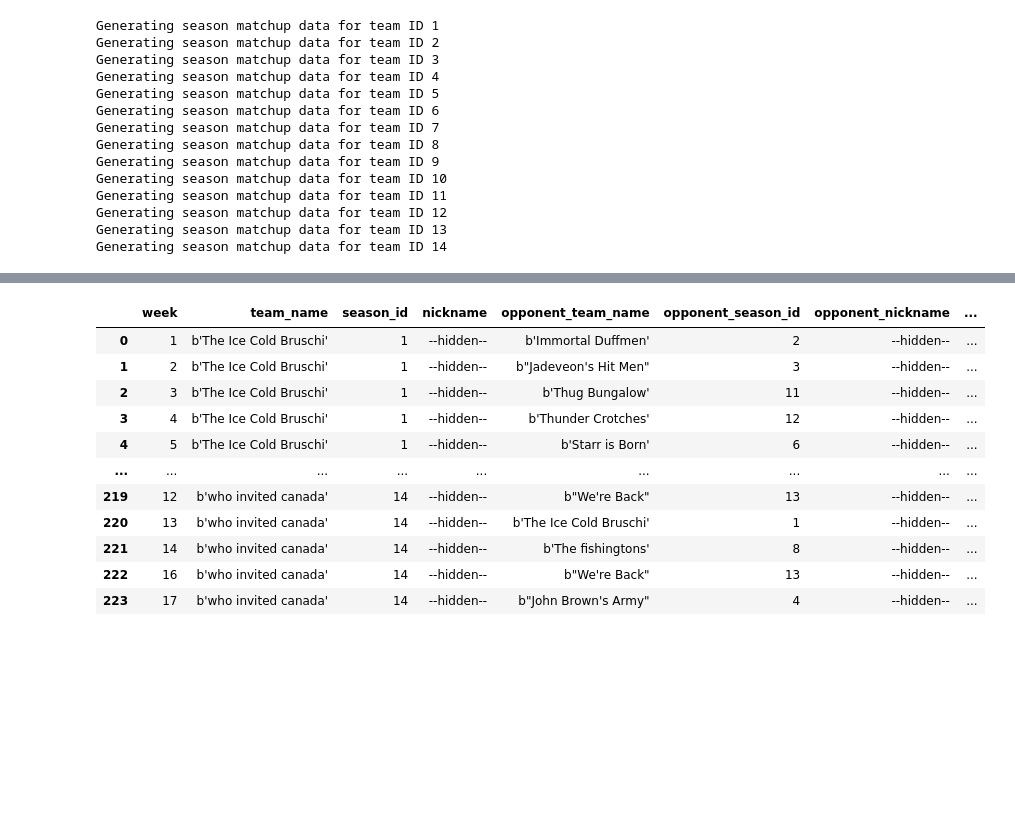
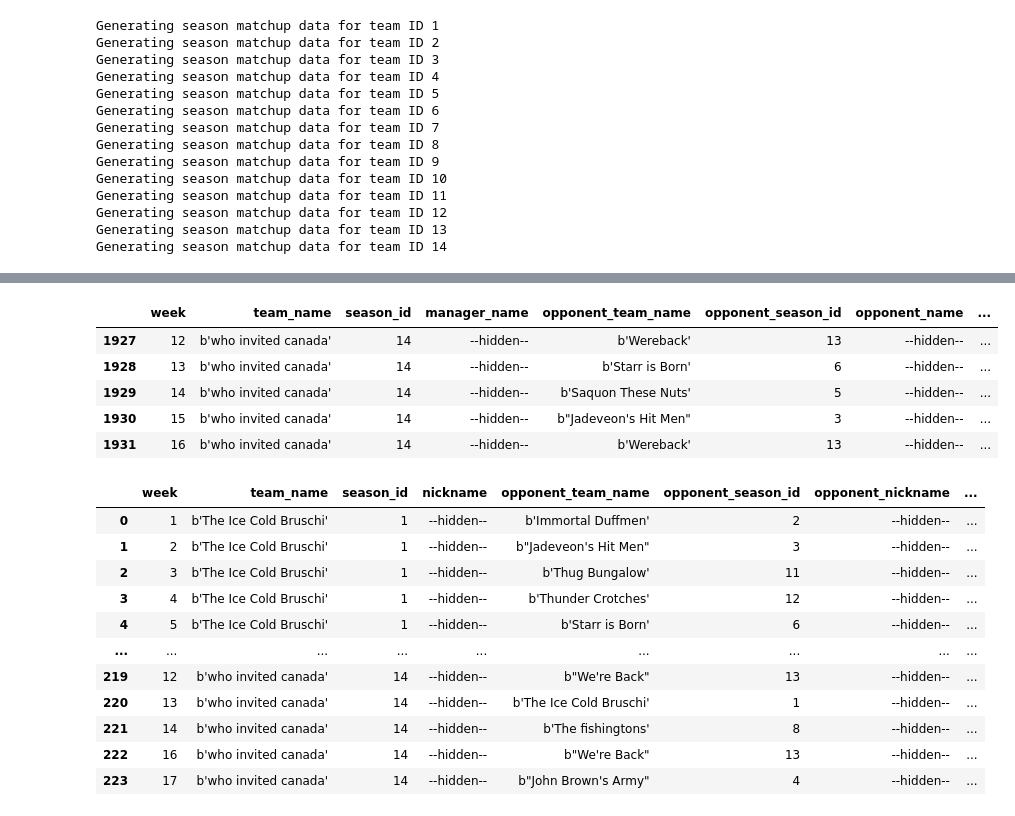
Before and after one commit to mikeminik/yahoo-ssff, a Jupyter notebook: code/matchups/matchups_data_generation.ipynb, the cells around one changed output, grey strips where cells are left out. Saved outputs shown, nothing was run; the diff lists cells and outputs as text; code cells hidden in the pictures; blank space fills up the shorter version.

```diff
--- a/code/matchups/matchups_data_generation.ipynb
+++ b/code/matchups/matchups_data_generation.ipynb
@@ -82,3 +136,12 @@ to_date_seasons_df = pd.concat(to_date_dfs,ignore_index=True)
+# %%
+to_date_seasons_df.tail()
+# %% [output]
+|  | week | team_name | season_id | manager_name | opponent_team_name | opponent_season_id | opponent_name | ... |
+| 1927 | 12 | b'who invited canada' | 14 | --hidden-- | b'Wereback' | 13 | --hidden-- | ... |
+| 1928 | 13 | b'who invited canada' | 14 | --hidden-- | b'Starr is Born' | 6 | --hidden-- | ... |
+| 1929 | 14 | b'who invited canada' | 14 | --hidden-- | b'Saquon These Nuts' | 5 | --hidden-- | ... |
+| 1930 | 15 | b'who invited canada' | 14 | --hidden-- | b"Jadeveon's Hit Men" | 3 | --hidden-- | ... |
+| 1931 | 16 | b'who invited canada' | 14 | --hidden-- | b'Wereback' | 13 | --hidden-- | ... |
 # %%
 to_date_seasons_df.to_csv('to_date_seasons_raw.csv', index=False)
 # %%
```
Also changed, not shown: parts of 11 cells of this notebook, 4 other files.
